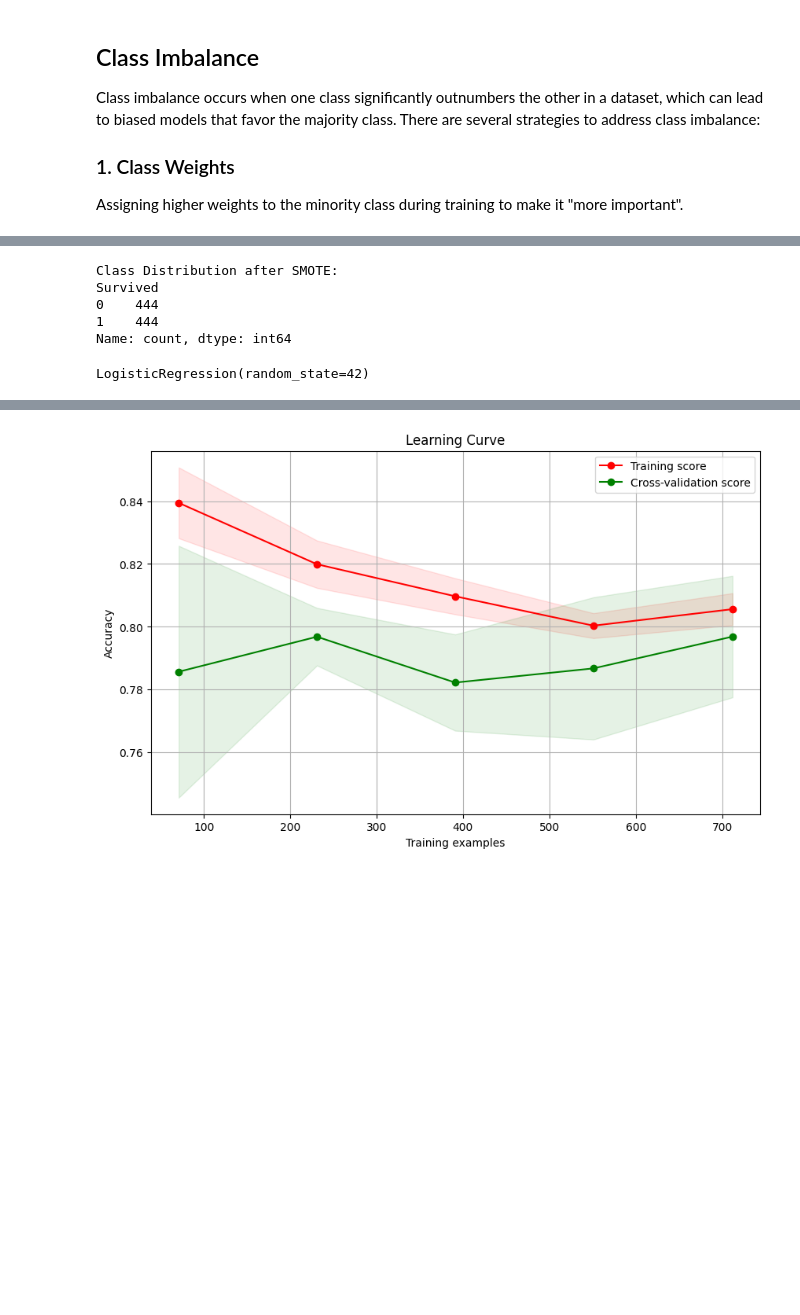
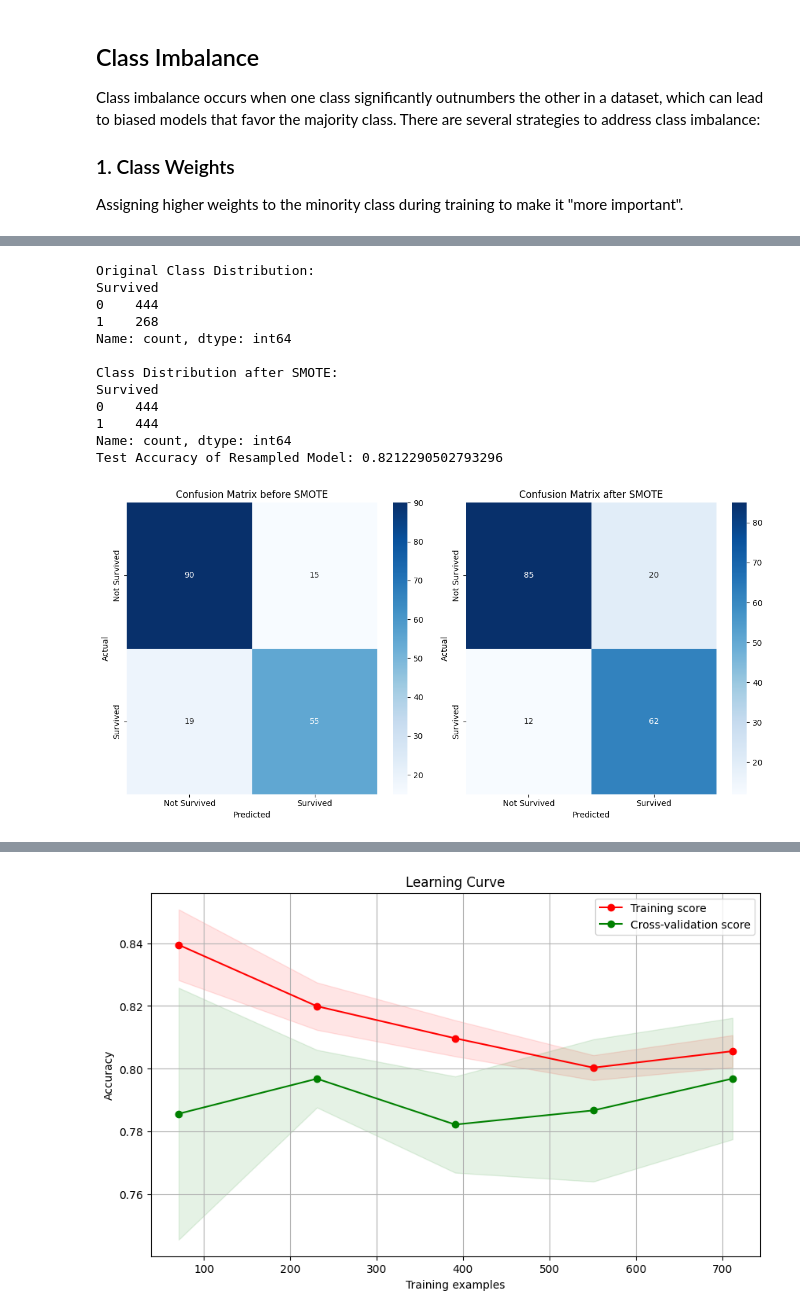
Before and after one commit to MAL-TO/Workshop-ML, a Jupyter notebook: lab2.ipynb, the cells around one changed output, grey strips where cells are left out. Cells and saved outputs as stored; diff of their text form; code cells hidden in the pictures; blank space fills up the shorter version.

```diff
--- a/lab2.ipynb
+++ b/lab2.ipynb
@@ -713,6 +743,8 @@ from imblearn.over_sampling import SMOTE
 smote = SMOTE(random_state=42)
 X_train_resampled, y_train_resampled = smote.fit_resample(X_train_scaled, y_train)
 
+print("\nOriginal Class Distribution:")
+print(pd.Series(y_train).value_counts())
 # Check new class distribution
 print("\nClass Distribution after SMOTE:")
 print(pd.Series(y_train_resampled).value_counts())
@@ -720,10 +752,44 @@ print(pd.Series(y_train_resampled).value_counts())
 # Train model on resampled data
 resampled_model = LogisticRegression(random_state=42)
 resampled_model.fit(X_train_resampled, y_train_resampled)
+
+# Predict and evaluate
+y_pred_resampled = resampled_model.predict(X_test_scaled)
+print("Test Accuracy of Resampled Model:", accuracy_score(y_test, y_pred_resampled))
 # %% [output]
+Original Class Distribution:
+Survived
+0    444
+1    268
+Name: count, dtype: int64
+
 Class Distribution after SMOTE:
 Survived
 0    444
 1    444
 Name: count, dtype: int64
+Test Accuracy of Resampled Model: 0.8212290502793296
-LogisticRegression(random_state=42)
+# %%
+# Comapring the Confusions matrix before and after SMOTE
+cm_before = confusion_matrix(y_test, y_pred)
+cm_after = confusion_matrix(y_test, y_pred_resampled)
+
+# Visualize the confusion matrix before SMOTE
+fig, ax = plt.subplots(1, 2, figsize=(12, 6))
+sns.heatmap(cm_before, annot=True, fmt='d', cmap='Blues',
+            xticklabels=['Not Survived', 'Survived'],
+            yticklabels=['Not Survived', 'Survived'], ax=ax[0])
+ax[0].set_title('Confusion Matrix before SMOTE')
+ax[0].set_xlabel('Predicted')
+ax[0].set_ylabel('Actual')
+# Visualize the confusion matrix after SMOTE
+sns.heatmap(cm_after, annot=True, fmt='d', cmap='Blues',
+            xticklabels=['Not Survived', 'Survived'],
+            yticklabels=['Not Survived', 'Survived'], ax=ax[1])
+ax[1].set_title('Confusion Matrix after SMOTE')
+ax[1].set_xlabel('Predicted')
+ax[1].set_ylabel('Actual')
+plt.tight_layout()
+plt.show()
+# %% [output]
+[figure, added]
```
Also changed, not shown: parts of 6 cells of this notebook.
